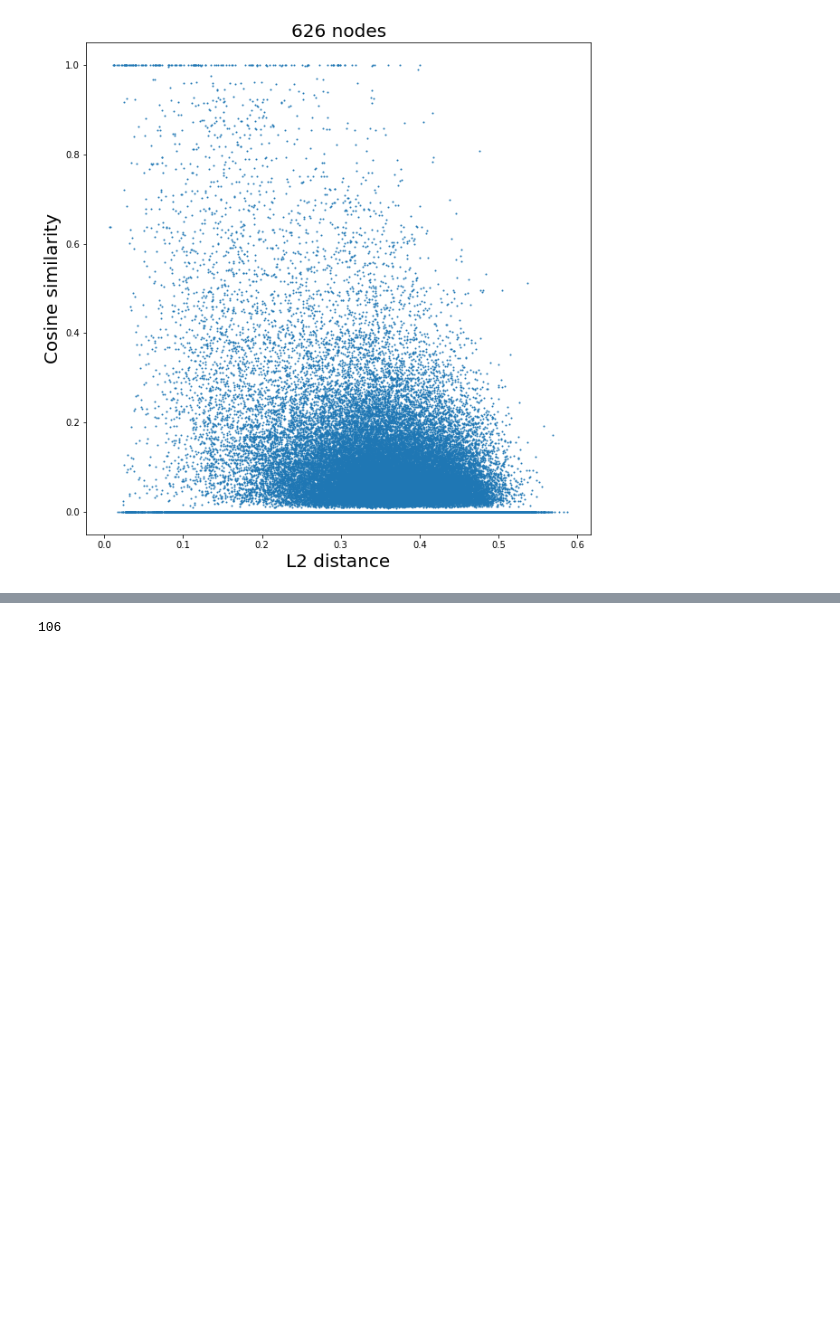
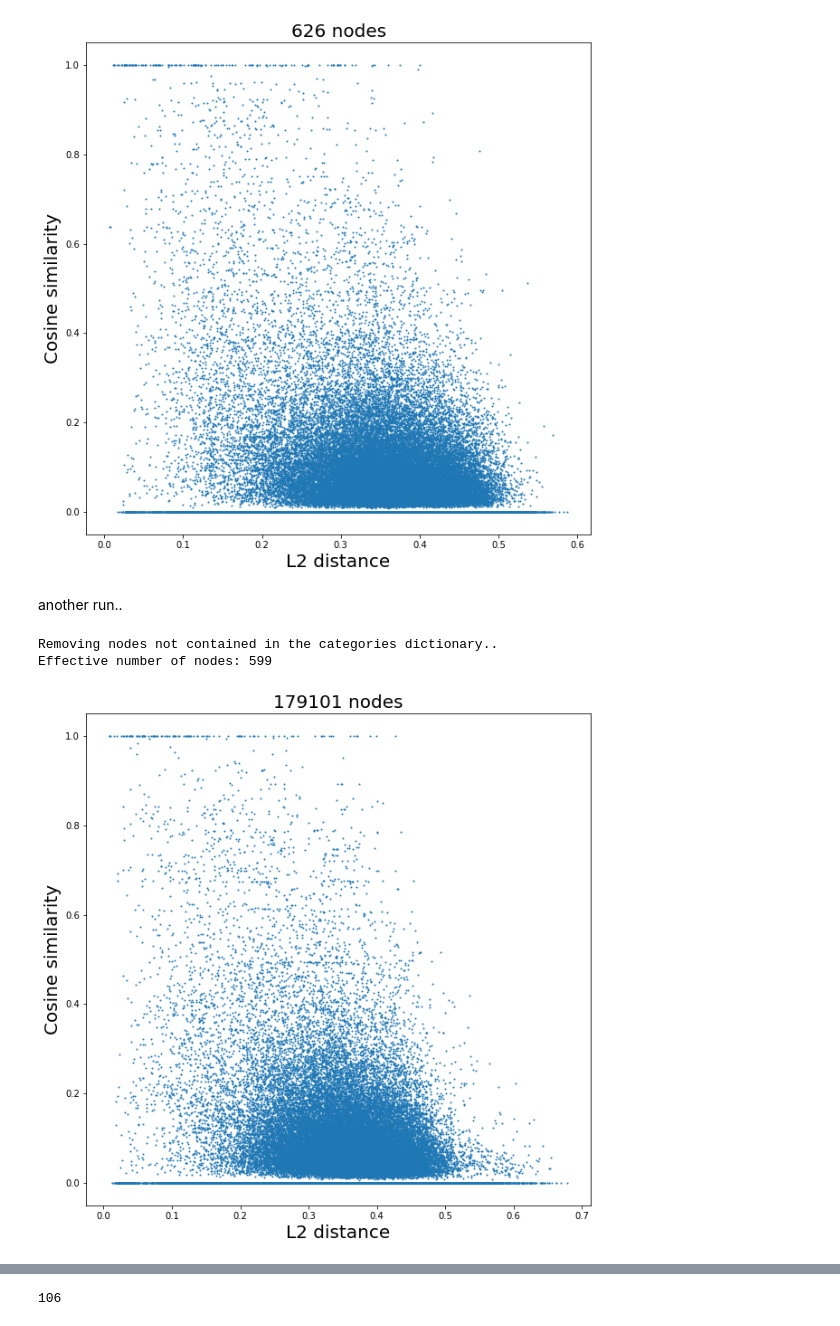
Before and after one commit to Nicolaus93/biggraph, a Jupyter notebook: jupyter/tf_idf.ipynb, the cells around one changed output, grey strips where cells are left out. Cells and saved outputs as stored; diff of their text form; code cells hidden in the pictures; blank space fills up the shorter version.

Commit message:
making plots

```diff
--- a/jupyter/tf_idf.ipynb
+++ b/jupyter/tf_idf.ipynb
@@ -241,11 +241,12 @@ def cosineSim_vs_distance(x, categories, entities, key_list, doc_list, n=100, de
     for i in ids:
         idx = key_list.index(i)
         mat.append(doc_list[idx])
-    print(len(mat))
     mat = scipy.sparse.vstack(mat)
-    similarities_sparse = cosine_similarity(mat, dense_output=dense_out)
+    sim = cosine_similarity(mat, dense_output=dense_out)
+    if dense_out:
+        sim = sim[np.triu_indices_from(sim, k=1)]
     dist = pdist(x[subset], 'euclidean')
-    return similarities_sparse, dist, ids
+    return sim, dist, ids
 # %% [markdown]
 # Test on 10 points
 # %%
@@ -351,3 +348,20 @@ plt.savefig('cs_vs_eudist.png', dpi=200)
 plt.show()
 # %% [output]
 [figure]
+# %% [markdown]
+another run..
+# %%
+cos_sim, dist, ids = cosineSim_vs_distance(x, categs, entities, key_list, doc_repr, n=1000)
+# %% [output]
+Removing nodes not contained in the categories dictionary..
+Effective number of nodes: 599
+# %%
+fig, ax = plt.subplots(figsize=(10, 10))
+ax.set_title("{} nodes".format(len(cos_sim)), fontsize=20)
+plt.scatter(dist, cos_sim, s=1)
+ax.set_ylabel('Cosine similarity', fontsize=20)
+ax.set_xlabel('L2 distance', fontsize=20)
+plt.savefig('cs_vs_eudist.png', dpi=200)
+plt.show()
+# %% [output]
+[figure, added]
```
Also changed, not shown: parts of 2 cells of this notebook.
